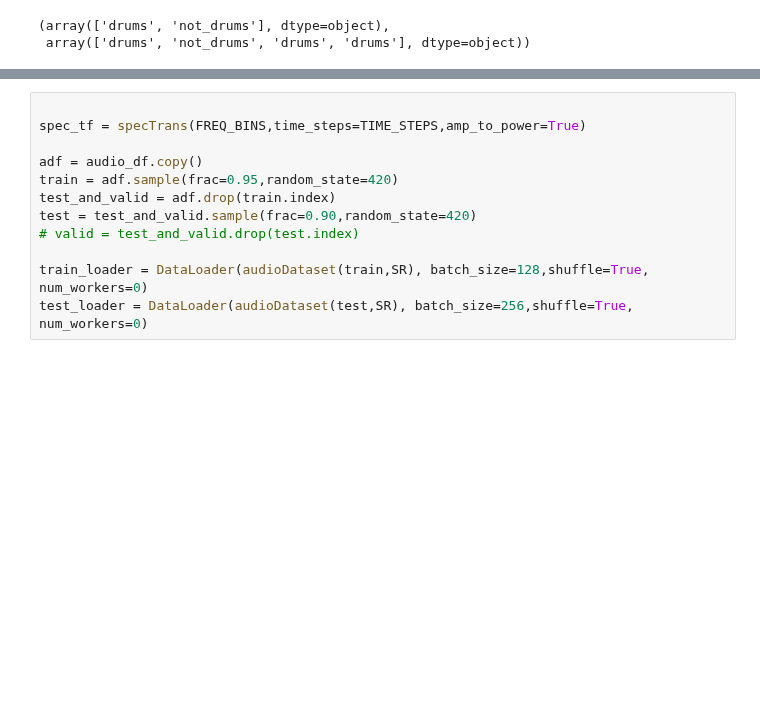
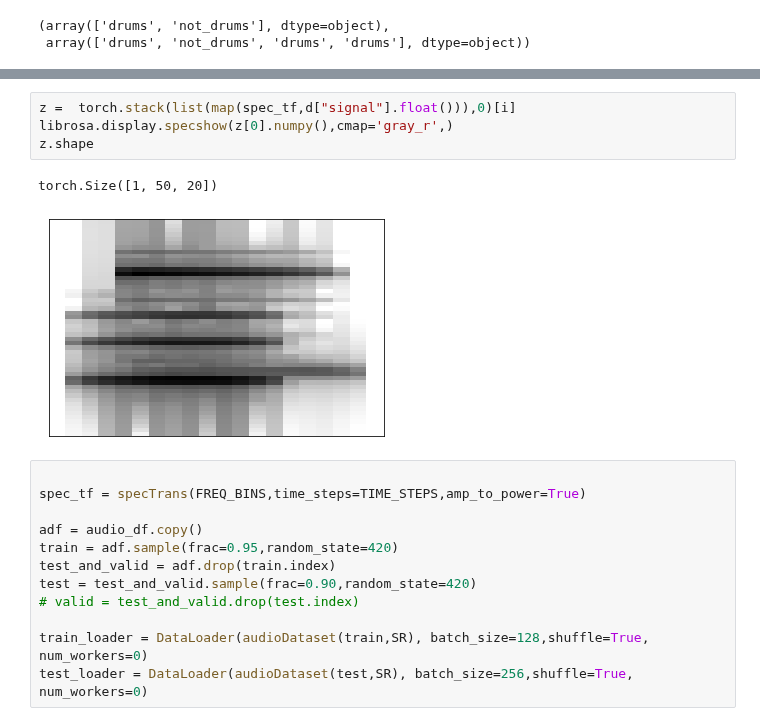
Before and after one commit to imilas/Synths_Stacks_Search, a Jupyter notebook: feature_extraction/1d_conv_learning.ipynb, the cells around one changed output, grey strips where cells are left out. Drawn from its saved outputs; the diff is of its cells as text; blank space fills up the shorter version.

```diff
--- a/feature_extraction/1d_conv_learning.ipynb
+++ b/feature_extraction/1d_conv_learning.ipynb
@@ -172,3 +154,10 @@ torch.Size([32, 11025])
+# %%
+z =  torch.stack(list(map(spec_tf,d["signal"].float())),0)[i]
+librosa.display.specshow(z[0].numpy(),cmap='gray_r',)
+z.shape
+# %% [output]
+torch.Size([1, 50, 20])
+[figure, added]
 # %%
 
 spec_tf = specTrans(FREQ_BINS,time_steps=TIME_STEPS,amp_to_power=True)
```
Also changed, not shown: parts of 7 cells of this notebook, 8 other files.
